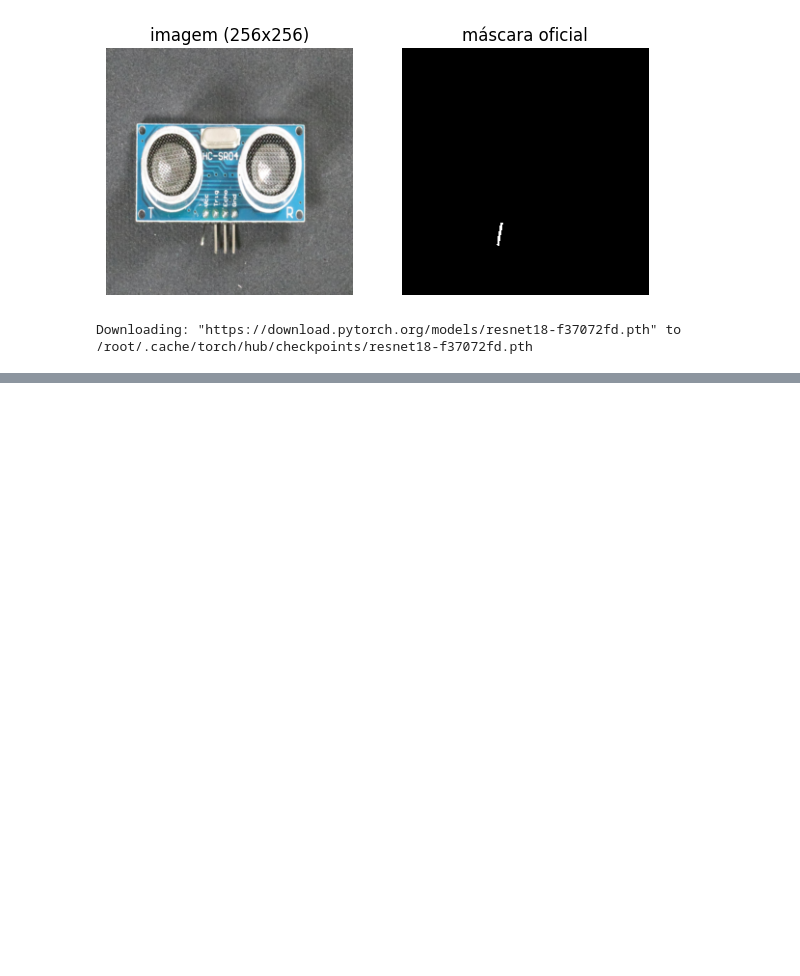
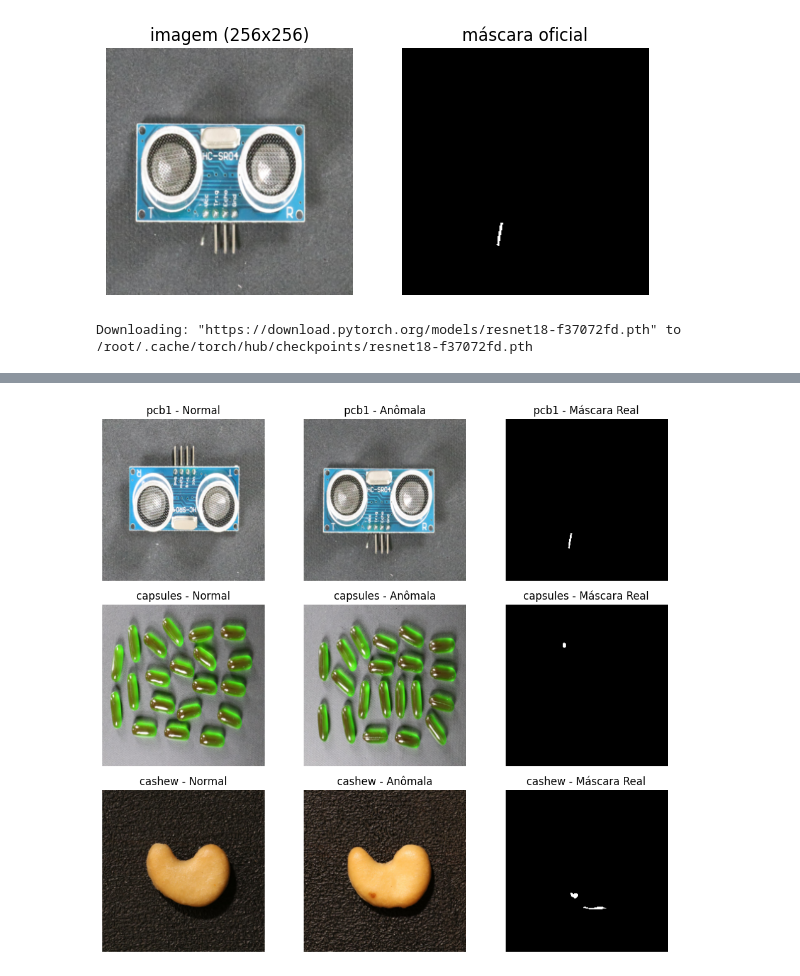
Before and after one commit to KakaPerpetuo/TP1-DeteccaoDeAnomaliasVisuais, a Jupyter notebook: BCC406_MariaClara_LuizVictor.ipynb, the cells around one changed output, grey strips where cells are left out. Drawn from its saved outputs; the diff is of its cells as text; code cells hidden in the pictures; blank space fills up the shorter version.

```diff
--- a/BCC406_MariaClara_LuizVictor.ipynb
+++ b/BCC406_MariaClara_LuizVictor.ipynb
@@ -117,3 +117,73 @@ def pontuar(dataset, categoria, mu):
             np.concatenate(masc), np.concatenate(mapas))
 # %% [output]
 Downloading: "https://download.pytorch.org/models/resnet18-f37072fd.pth" to /root/.cache/torch/hub/checkpoints/resnet18-f37072fd.pth
+# %%
+# 1. Agrupamento das categorias do VisA
+grupos_visa = {
+    "PCBs": ["pcb1", "pcb2", "pcb3", "pcb4"],
+    "Múltiplas instâncias": ["candle", "capsules", "macaroni1", "macaroni2"],
+    "Objetos únicos": ["cashew", "chewinggum", "fryum", "pipe_fryum"]
+}
+
+# 2 e 3. Contagem por split e medição do tamanho dos defeitos
+print(f"{'Categoria':<15} | {'Treino':<6} | {'Val':<4} | {'Teste (N/A)':<11} | {'Tam. Médio Defeito (%)'}")
+print("-" * 65)
+
+transformacao = U.transformacao_padrao(256)
+
+for grupo, categorias in grupos_visa.items():
+    print(f"--- {grupo} ---")
+    for cat in categorias:
+        treino = U.listar_amostras(RAIZ, "visa", cat, "train")
+        val = U.listar_amostras(RAIZ, "visa", cat, "val")
+        teste = U.listar_amostras(RAIZ, "visa", cat, "test")
+
+        teste_normais = sum(1 for a in teste if a.rotulo == 0)
+        teste_anomalas = sum(1 for a in teste if a.rotulo == 1)
+
+        # Carregando as máscaras para calcular a fração de pixels defeituosos
+        ds_teste = U.AnomalyDataset(RAIZ, "visa", cat, split="test", transform=transformacao)
+        fracoes_defeito = []
+
+        for item in ds_teste:
+            if item["label"] == 1:
+                mascara = item["mask"][0].numpy()
+                fracao = mascara.sum() / mascara.size
+                fracoes_defeito.append(fracao * 100)
+
+        media_tamanho = np.mean(fracoes_defeito) if fracoes_defeito else 0.0
+
+        print(f"{cat:<15} | {len(treino):<6} | {len(val):<4} | {teste_normais:<4} / {teste_anomalas:<4} | {media_tamanho:.2f}%")
+    print()
+
+# 4. Plotagem de exemplos visuais (1 categoria por grupo para não poluir o notebook)
+categorias_plot = ["pcb1", "capsules", "cashew"]
+fig, axes = plt.subplots(len(categorias_plot), 3, figsize=(10, 3 * len(categorias_plot)))
+
+for idx, cat in enumerate(categorias_plot):
+    ds_teste = U.AnomalyDataset(RAIZ, "visa", cat, split="test", transform=transformacao)
+
+    # Encontra o primeiro exemplo normal e o primeiro anômalo
+    idx_normal = next(i for i, d in enumerate(ds_teste) if d["label"] == 0)
+    idx_anom = next(i for i, d in enumerate(ds_teste) if d["label"] == 1)
+
+    # Desnormaliza a imagem RGB para exibição correta com matplotlib
+    img_normal = U.desnormalizar(ds_teste[idx_normal]["image"])
+    img_anom = U.desnormalizar(ds_teste[idx_anom]["image"])
+    mascara = ds_teste[idx_anom]["mask"][0].numpy()
+
+    axes[idx, 0].imshow(img_normal)
+    axes[idx, 0].set_title(f"{cat} - Normal")
+    axes[idx, 0].axis("off")
+
+    axes[idx, 1].imshow(img_anom)
+    axes[idx, 1].set_title(f"{cat} - Anômala")
+    axes[idx, 1].axis("off")
+
+    axes[idx, 2].imshow(mascara, cmap="gray")
+    axes[idx, 2].set_title(f"{cat} - Máscara Real")
+    axes[idx, 2].axis("off")
+
+plt.tight_layout()
+plt.show()
+# %% [output]
@@ -119,0 +209 @@ Downloading: "https://download.pytorch.org/models/resnet18-f37072fd.pth" to /roo
+[figure, added]
```
Also changed, not shown: parts of 2 cells of this notebook.
